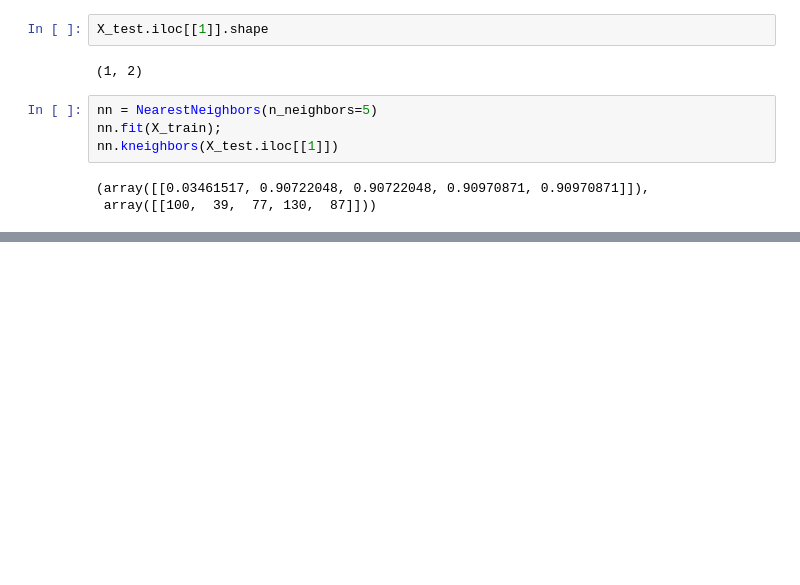
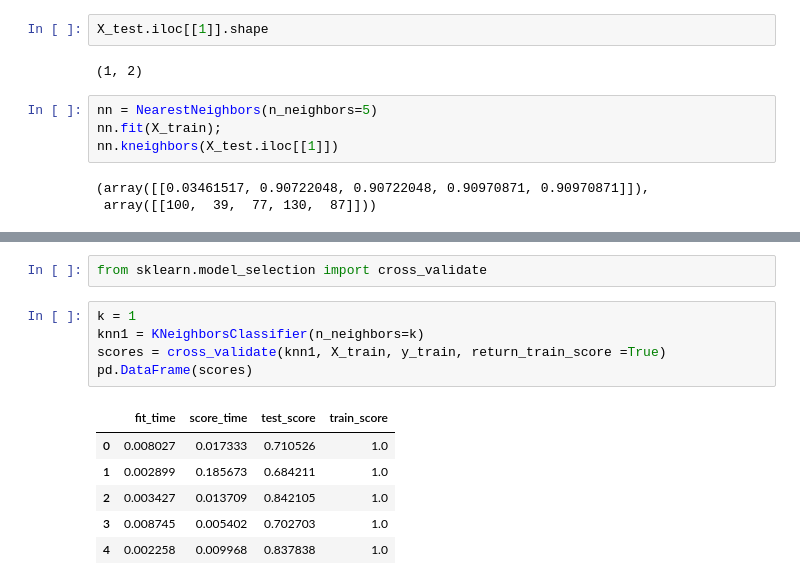
Before and after one commit to jennalenoble/machine-learning, a Jupyter notebook: module4.ipynb, the cells around one changed output, grey strips where cells are left out. Saved outputs shown, nothing was run; the diff lists cells and outputs as text; blank space fills up the shorter version.

```diff
--- a/module4.ipynb
+++ b/module4.ipynb
@@ -242,0 +296,14 @@ nn.kneighbors(X_test.iloc[[1]])
+# %%
+from sklearn.model_selection import cross_validate
+# %%
+k = 1
+knn1 = KNeighborsClassifier(n_neighbors=k)
+scores = cross_validate(knn1, X_train, y_train, return_train_score =True)
+pd.DataFrame(scores)
+# %% [output]
+|  | fit_time | score_time | test_score | train_score |
+| 0 | 0.008027 | 0.017333 | 0.710526 | 1.0 |
+| 1 | 0.002899 | 0.185673 | 0.684211 | 1.0 |
+| 2 | 0.003427 | 0.013709 | 0.842105 | 1.0 |
+| 3 | 0.008745 | 0.005402 | 0.702703 | 1.0 |
+| 4 | 0.002258 | 0.009968 | 0.837838 | 1.0 |
```
Also changed, not shown: parts of 40 cells of this notebook.
